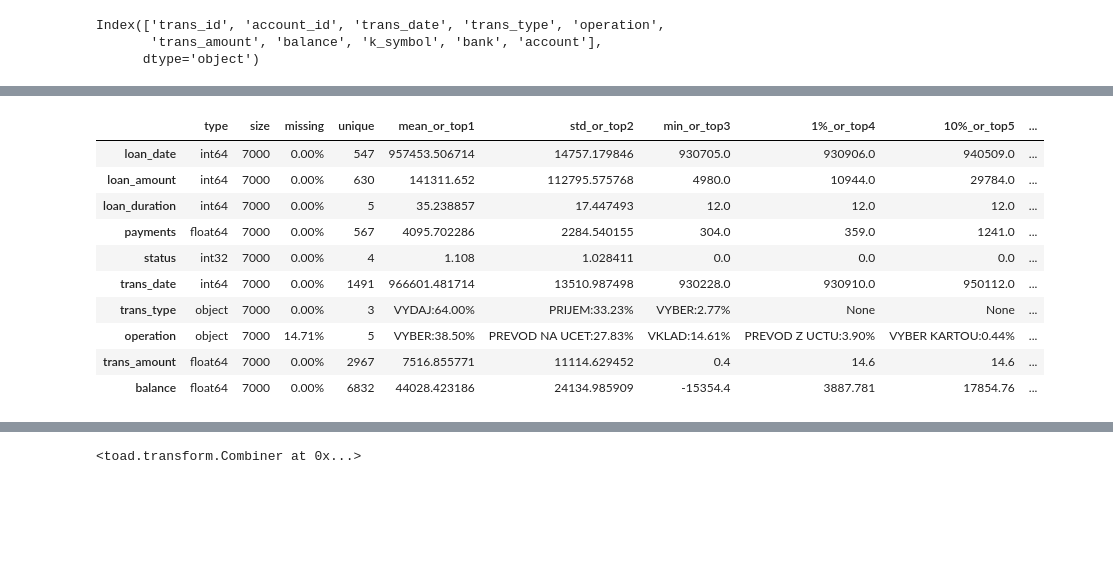
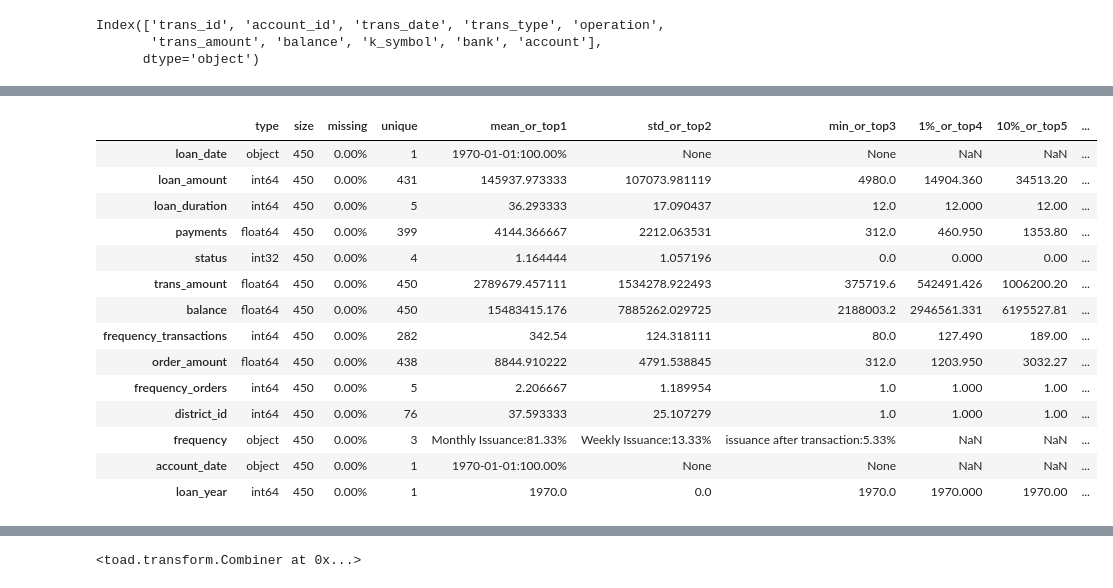
Before and after one commit to mustang007-sco/CreditScorecard, a Jupyter notebook: Credit Scorecard.ipynb, the cells around one changed output, grey strips where cells are left out. Drawn from its saved outputs; the diff is of its cells as text; code cells hidden in the pictures; blank space fills up the shorter version.

```diff
--- a/Credit Scorecard.ipynb
+++ b/Credit Scorecard.ipynb
@@ -90,0 +216,11 @@ loan.head()
+# %%
+import datetime as dt
+loan['loan_date'] = pd.to_datetime(loan['loan_date'])
+loan['loan_date'] = loan['loan_date'].dt.date
+loan['loan_year'] = loan['loan_date'].apply(lambda x:x.year)
+loan['loan_month'] = loan['loan_date'].apply(lambda x:x.month)
+
+
+loan['account_date'] = pd.to_datetime(loan['account_date'])
+loan['account_date'] = loan['account_date'].dt.date
+loan.head()
@@ -91,5 +234,5 @@ loan.head()
 # %%
-loan = loan.drop(['loan_id','account_id','trans_id','order_id','client_id','card_id'],axis = 1)
+loan = loan.drop(['loan_id','account_id'],axis = 1)
 # %%
 loan[:1]
 # %% [output]
@@ -132,6 +271,3 @@ memory usage: 101.1+ MB
 # %%
 from sklearn.preprocessing import LabelEncoder
 #data = data.apply(LabelEncoder().fit_transform)
-# %%
-data = data.sample(n=10000)
-data.shape
@@ -212,6 +344,6 @@ data.shape
 # %%
-train = data.iloc[0:7000]
-test = data.iloc[7000:10000]
+train = data.iloc[0:450]
+test = data.iloc[450:682]
 # %%
 test.head()
 # %% [output]
@@ -239,17 +369,21 @@ print(train.shape ,test.shape)
 # %%
-toad.detect(train)[:10]
+toad.detect(train)[:14]
 # %% [output]
 |  | type | size | missing | unique | mean_or_top1 | std_or_top2 | min_or_top3 | 1%_or_top4 | 10%_or_top5 | ... |
-| loan_date | int64 | 7000 | 0.00% | 547 | 957453.506714 | 14757.179846 | 930705.0 | 930906.0 | 940509.0 | ... |
-| loan_amount | int64 | 7000 | 0.00% | 630 | 141311.652 | 112795.575768 | 4980.0 | 10944.0 | 29784.0 | ... |
-| loan_duration | int64 | 7000 | 0.00% | 5 | 35.238857 | 17.447493 | 12.0 | 12.0 | 12.0 | ... |
-| payments | float64 | 7000 | 0.00% | 567 | 4095.702286 | 2284.540155 | 304.0 | 359.0 | 1241.0 | ... |
-| status | int32 | 7000 | 0.00% | 4 | 1.108 | 1.028411 | 0.0 | 0.0 | 0.0 | ... |
-| trans_date | int64 | 7000 | 0.00% | 1491 | 966601.481714 | 13510.987498 | 930228.0 | 930910.0 | 950112.0 | ... |
-| trans_type | object | 7000 | 0.00% | 3 | VYDAJ:64.00% | PRIJEM:33.23% | VYBER:2.77% | None | None | ... |
-| operation | object | 7000 | 14.71% | 5 | VYBER:38.50% | PREVOD NA UCET:27.83% | VKLAD:14.61% | PREVOD Z UCTU:3.90% | VYBER KARTOU:0.44% | ... |
-| trans_amount | float64 | 7000 | 0.00% | 2967 | 7516.855771 | 11114.629452 | 0.4 | 14.6 | 14.6 | ... |
-| balance | float64 | 7000 | 0.00% | 6832 | 44028.423186 | 24134.985909 | -15354.4 | 3887.781 | 17854.76 | ... |
+| loan_date | object | 450 | 0.00% | 1 | 1970-01-01:100.00% | None | None | NaN | NaN | ... |
+| loan_amount | int64 | 450 | 0.00% | 431 | 145937.973333 | 107073.981119 | 4980.0 | 14904.360 | 34513.20 | ... |
+| loan_duration | int64 | 450 | 0.00% | 5 | 36.293333 | 17.090437 | 12.0 | 12.000 | 12.00 | ... |
+| payments | float64 | 450 | 0.00% | 399 | 4144.366667 | 2212.063531 | 312.0 | 460.950 | 1353.80 | ... |
+| status | int32 | 450 | 0.00% | 4 | 1.164444 | 1.057196 | 0.0 | 0.000 | 0.00 | ... |
+| trans_amount | float64 | 450 | 0.00% | 450 | 2789679.457111 | 1534278.922493 | 375719.6 | 542491.426 | 1006200.20 | ... |
+| balance | float64 | 450 | 0.00% | 450 | 15483415.176 | 7885262.029725 | 2188003.2 | 2946561.331 | 6195527.81 | ... |
+| frequency_transactions | int64 | 450 | 0.00% | 282 | 342.54 | 124.318111 | 80.0 | 127.490 | 189.00 | ... |
+| order_amount | float64 | 450 | 0.00% | 438 | 8844.910222 | 4791.538845 | 312.0 | 1203.950 | 3032.27 | ... |
+| frequency_orders | int64 | 450 | 0.00% | 5 | 2.206667 | 1.189954 | 1.0 | 1.000 | 1.00 | ... |
+| district_id | int64 | 450 | 0.00% | 76 | 37.593333 | 25.107279 | 1.0 | 1.000 | 1.00 | ... |
+| frequency | object | 450 | 0.00% | 3 | Monthly Issuance:81.33% | Weekly Issuance:13.33% | issuance after transaction:5.33% | NaN | NaN | ... |
+| account_date | object | 450 | 0.00% | 1 | 1970-01-01:100.00% | None | None | NaN | NaN | ... |
+| loan_year | int64 | 450 | 0.00% | 1 | 1970.0 | 0.0 | 1970.0 | 1970.000 | 1970.00 | ... |
 # %%
 toad.quality(data,'status',iv_only=True)[:15]
 # %% [output]
```
Also changed, not shown: parts of 72 cells of this notebook, 10 other files.
